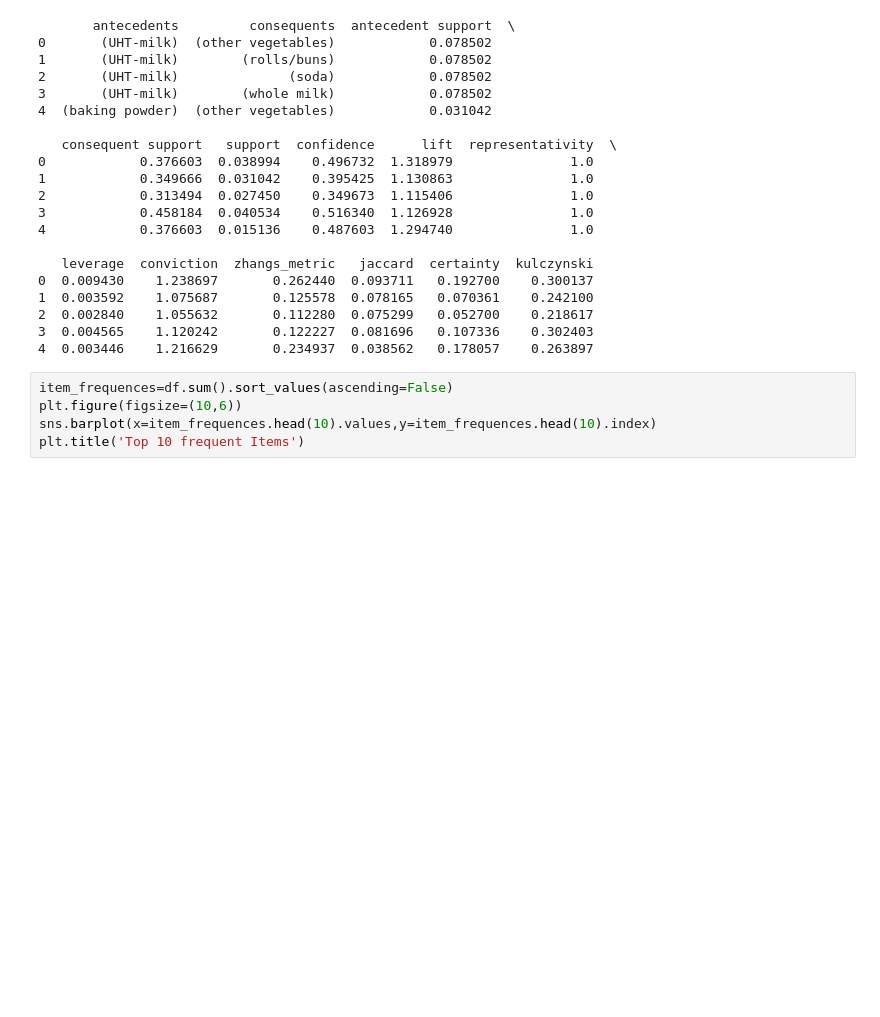
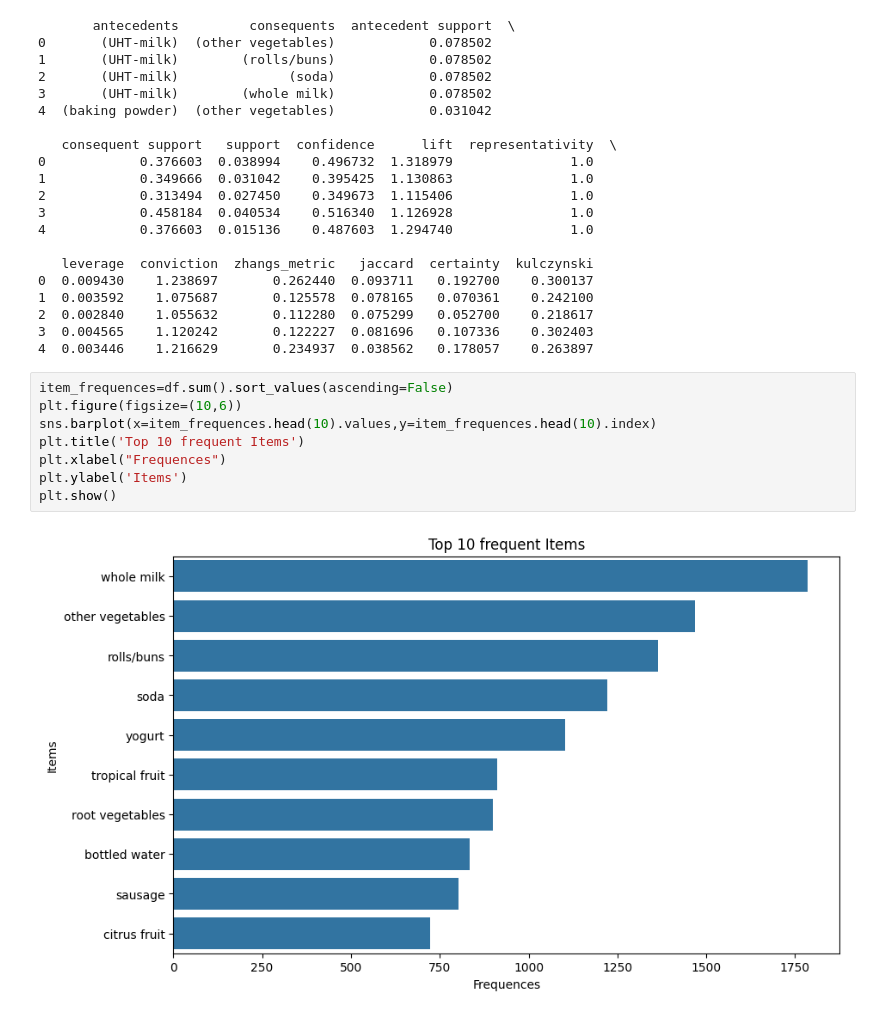
Before and after one commit to shovo896/ML_Models-, a Jupyter notebook: association.ipynb, the cells around one changed output. Drawn from its saved outputs; the diff is of its cells as text; blank space fills up the shorter version.

```diff
--- a/association.ipynb
+++ b/association.ipynb
@@ -88,5 +88,10 @@ print(rules.head())
 # %%
 item_frequences=df.sum().sort_values(ascending=False)
 plt.figure(figsize=(10,6))
 sns.barplot(x=item_frequences.head(10).values,y=item_frequences.head(10).index)
 plt.title('Top 10 frequent Items')
+plt.xlabel("Frequences")
+plt.ylabel('Items')
+plt.show()
+# %% [output]
+[figure, added]
```
